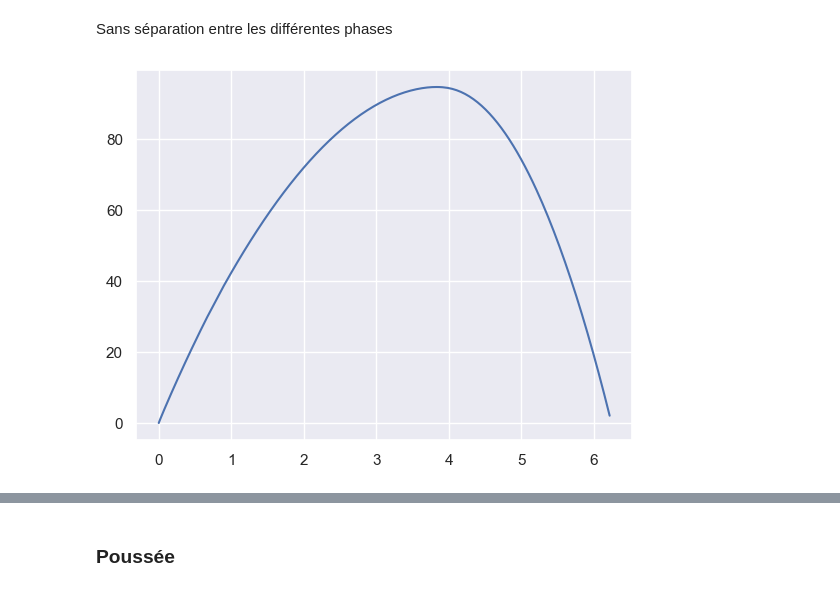
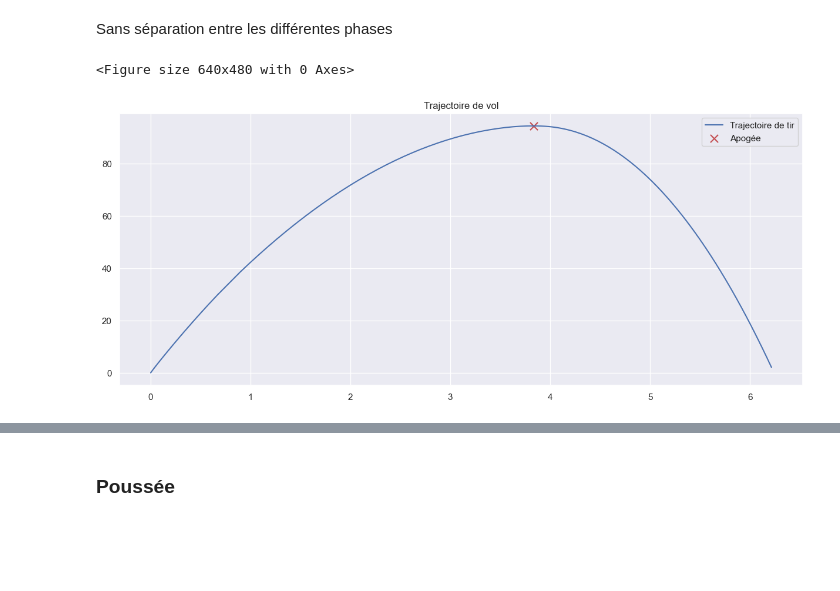
Before and after one commit to MohamedNennouche/Water-rocket-launch-simulator, a Jupyter notebook: draft_equations.ipynb, the cells around one changed output, grey strips where cells are left out. Cells and saved outputs as stored; diff of their text form; code cells hidden in the pictures; blank space fills up the shorter version.

Commit message:
Ajout de certains graphiques de trajectoires et de vitesses

```diff
--- a/draft_equations.ipynb
+++ b/draft_equations.ipynb
@@ -252,9 +252,15 @@ tableau_complet
 ### Trajectoire
 # %% [markdown]
 Sans séparation entre les différentes phases
-# %%
-calcul_reel = tableau_complet[tableau_complet["y(t)"]>=0]
-plt.plot(calcul_reel["x(t)"],calcul_reel["y(t)"])
-plt.show()
-# %% [output]
-[figure, removed]
+# %%
+calcul_reel = tableau_complet[tableau_complet["y(t)"]>=0]
+plt.figure()
+plt.figure(figsize=(15,6))
+plt.plot(calcul_reel["x(t)"],calcul_reel["y(t)"], label="Trajectoire de tir")
+plt.scatter(calcul_reel["x(t)"].loc[calcul_reel["y(t)"].argmax()],calcul_reel["y(t)"].loc[calcul_reel["y(t)"].argmax()], label='Apogée', marker="x", s=90, c='r')
+plt.legend()
+plt.title("Trajectoire de vol")
+plt.show()
+# %% [output]
+<Figure size 640x480 with 0 Axes>
+[figure, added]
```
Also changed, not shown: parts of 5 cells of this notebook.
